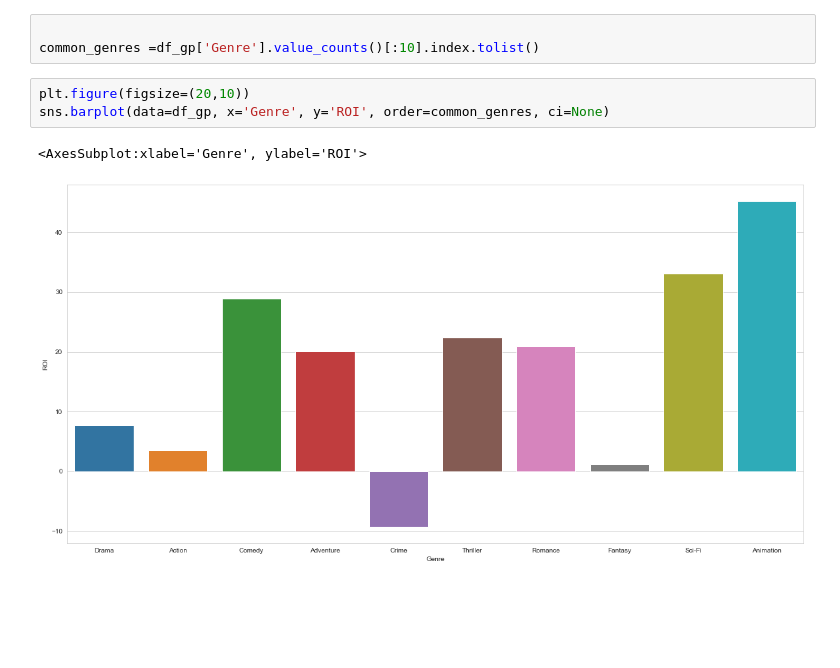
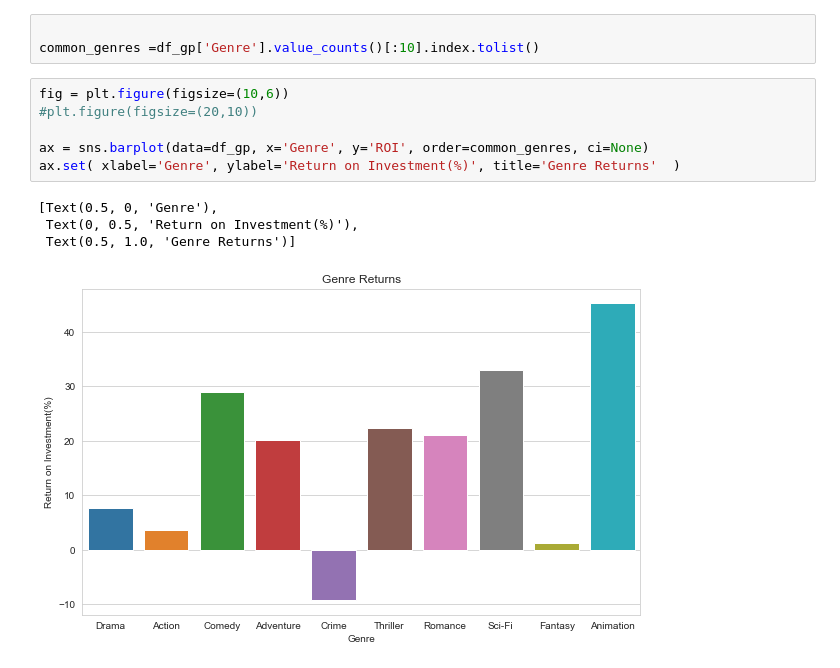
Before and after one commit to saifword/dsc-phase-1-project, a Jupyter notebook: student.ipynb, the cells around one changed output. Drawn from its saved outputs; the diff is of its cells as text; blank space fills up the shorter version.

```diff
--- a/student.ipynb
+++ b/student.ipynb
@@ -152,8 +168,13 @@ list
 
 common_genres =df_gp['Genre'].value_counts()[:10].index.tolist()
 # %%
-plt.figure(figsize=(20,10))
-sns.barplot(data=df_gp, x='Genre', y='ROI', order=common_genres, ci=None)
+fig = plt.figure(figsize=(10,6))
+#plt.figure(figsize=(20,10))
+
+ax = sns.barplot(data=df_gp, x='Genre', y='ROI', order=common_genres, ci=None)
+ax.set( xlabel='Genre', ylabel='Return on Investment(%)', title='Genre Returns'  )
 # %% [output]
-<AxesSubplot:xlabel='Genre', ylabel='ROI'>
+[Text(0.5, 0, 'Genre'),
+ Text(0, 0.5, 'Return on Investment(%)'),
+ Text(0.5, 1.0, 'Genre Returns')]
-[figure, old version]
+[figure, new version]
```
Also changed, not shown: parts of 17 cells of this notebook.
